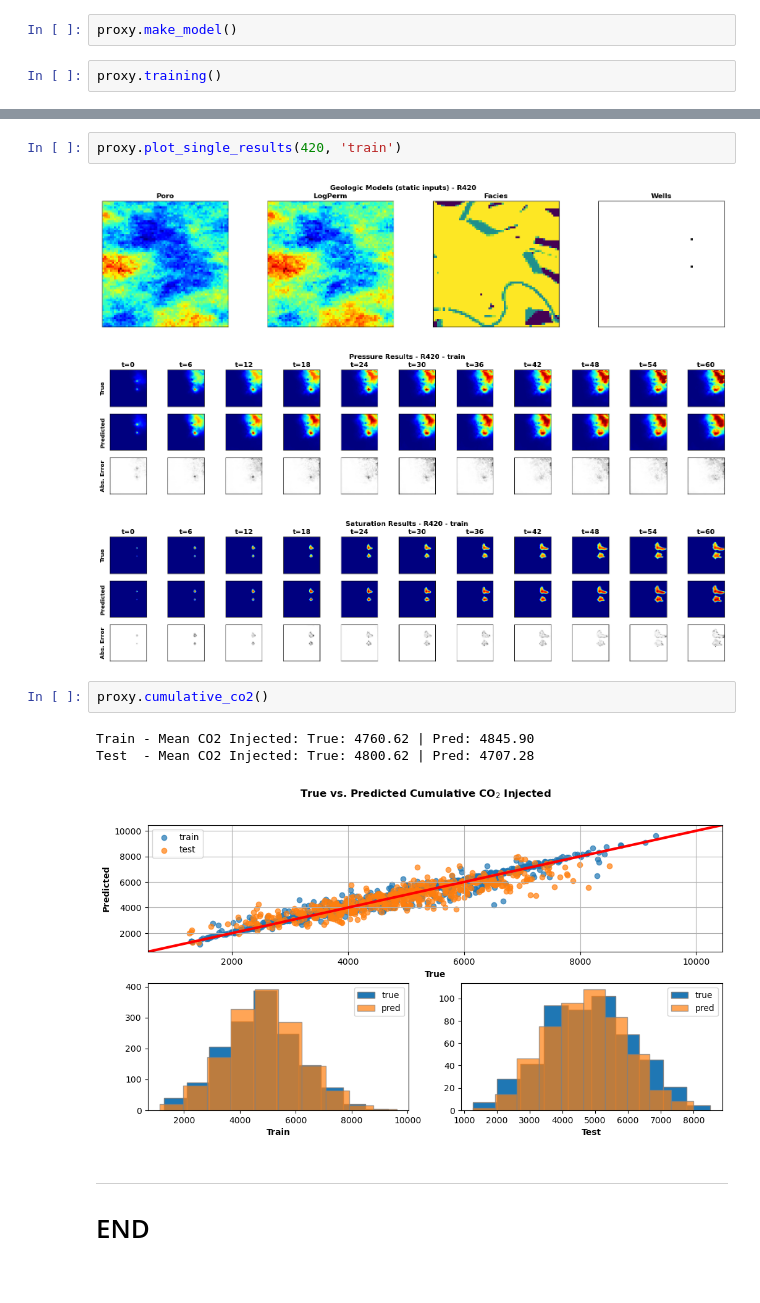
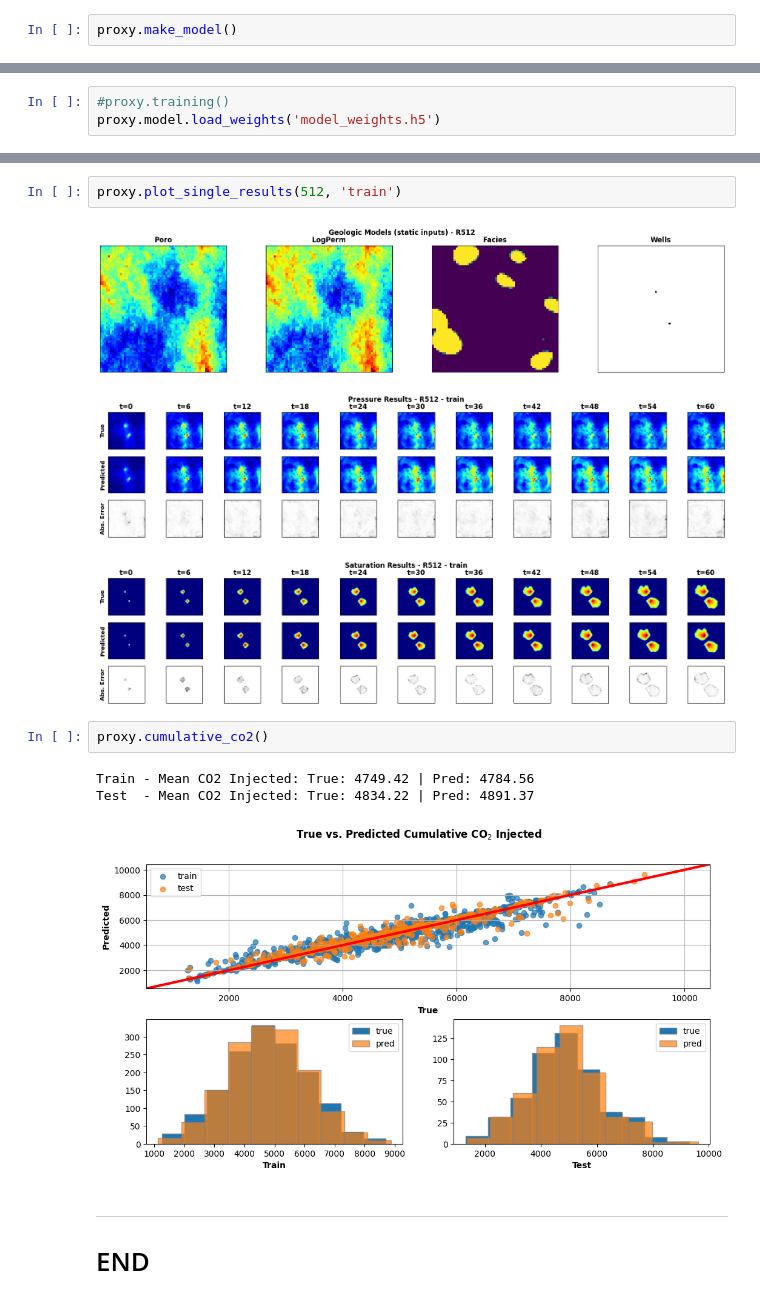
Before and after one commit to misaelmmorales/Stochastic-pix2vid, a Jupyter notebook: CNN_RNN_CO2_v2.ipynb, the cells around one changed output, grey strips where cells are left out. Cells and saved outputs as stored; diff of their text form.

```diff
--- a/CNN_RNN_CO2_v2.ipynb
+++ b/CNN_RNN_CO2_v2.ipynb
@@ -30,4 +30,2 @@ proxy.plot_data()
 # %%
 proxy.make_model()
-# %%
-proxy.training()
@@ -48,3 +32,6 @@ Training Time: 78.55 minutes
+# %%
+#proxy.training()
+proxy.model.load_weights('model_weights.h5')
 # %%
 proxy.predictions()
 # %% [output]
@@ -63,15 +50,15 @@ Latent shape: (1500, 8, 8, 256)
 # %%
-proxy.plot_single_results(420, 'train')
+proxy.plot_single_results(512, 'train')
 # %% [output]
-[figure, old version]
+[figure, new version]
-[figure, old version]
+[figure, new version]
-[figure, old version]
+[figure, new version]
 # %%
 proxy.cumulative_co2()
 # %% [output]
-Train - Mean CO2 Injected: True: 4760.62 | Pred: 4845.90
-Test  - Mean CO2 Injected: True: 4800.62 | Pred: 4707.28
+Train - Mean CO2 Injected: True: 4749.42 | Pred: 4784.56
+Test  - Mean CO2 Injected: True: 4834.22 | Pred: 4891.37
-[figure, old version]
+[figure, new version]
 # %% [markdown]
 ***
 # END
```
Also changed, not shown: parts of 5 cells of this notebook.
